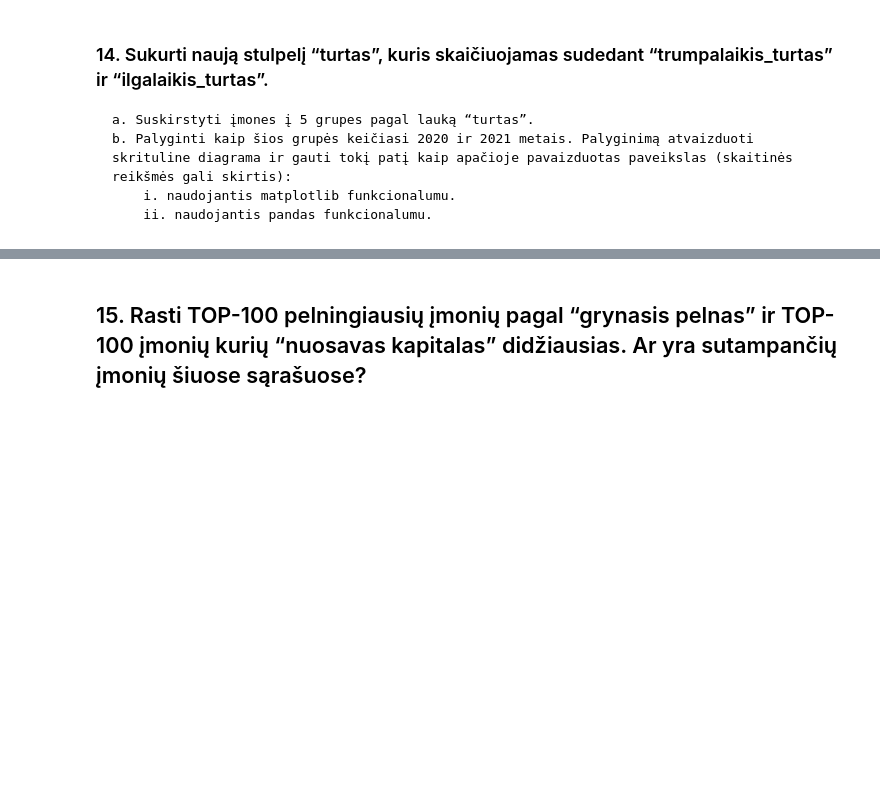
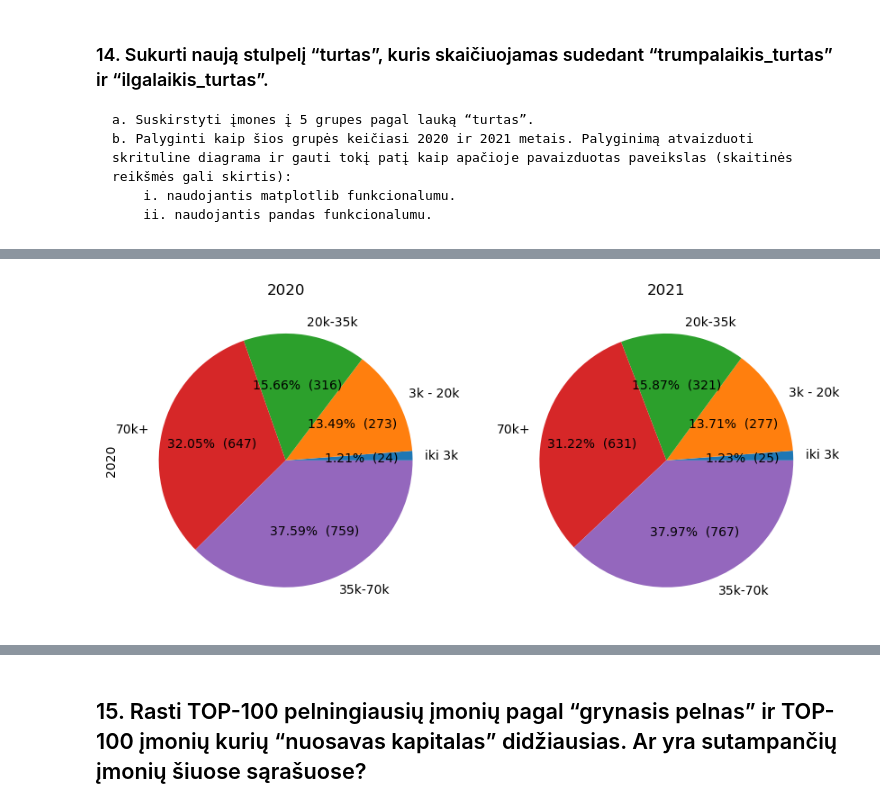
Before and after one commit to modsldn/eda_atsiskaitymas, a Jupyter notebook: mantas_pieza/mantas_pieza.ipynb, the cells around one changed output, grey strips where cells are left out. Drawn from its saved outputs; the diff is of its cells as text; code cells hidden in the pictures; blank space fills up the shorter version.

```diff
--- a/mantas_pieza/mantas_pieza.ipynb
+++ b/mantas_pieza/mantas_pieza.ipynb
@@ -209,6 +441,2 @@ uniq_balanso_ataskaita_2020["df_year"], uniq_balanso_ataskaita_2021["df_year"] =
 # %%
-balanso_ataskaita = (
-    pd.concat([uniq_balanso_ataskaita_2020, uniq_balanso_ataskaita_2021])
-    .reset_index()
-    .drop("index", axis=1)
-)
+balanso_ataskaita = pd.concat([uniq_balanso_ataskaita_2020 ,uniq_balanso_ataskaita_2021]).reset_index().drop('index',axis=1)
@@ -249,4 +501,2 @@ def get_mb_uab_s(series: pd.Series):
 # %%
-balanso_ataskaita["inf_type"] = balanso_ataskaita["obj_pav"].apply(
-    lambda x: get_mb_uab_s(x)
-)
+balanso_ataskaita['inf_type'] = balanso_ataskaita['obj_pav'].apply(lambda x: get_mb_uab_s(x))
@@ -613,6 +1117,4 @@ pelno_mb_uab_subset[
         i. naudojantis matplotlib funkcionalumu.
         ii. naudojantis pandas funkcionalumu.
 # %%
-balanso_ataskaita["turtas"] = (
-    balanso_ataskaita["ilgalaikis_turtas"] + balanso_ataskaita["trumpalaikis_turtas"]
-)
+balanso_ataskaita['turtas'] = balanso_ataskaita['ilgalaikis_turtas'] + balanso_ataskaita['trumpalaikis_turtas']
@@ -619,10 +1123,5 @@ balanso_ataskaita["turtas"] = (
 # %%
 # kadangi turime pasikartojančias įmones, surasiu unikalias įmonių turto vidurkio reikšmes `20 ir `21 metais
 
-plot_turtas = (
-    balanso_ataskaita.groupby(["obj_pav", "df_year"])
-    .mean()["turtas"]
-    .unstack()
-    .reset_index()
-)
+plot_turtas = balanso_ataskaita.groupby(['obj_pav','df_year']).mean()['turtas'].unstack().reset_index()
 plot_turtas
@@ -634,29 +1150,21 @@ plot_turtas['21_cut'] = pd.cut(plot_turtas[2021], bins, labels=category)
 # %%
-fig, (ax1, ax2) = plt.subplots(1, 2, figsize=(10, 8))
+fig, (ax1, ax2) = plt.subplots(1,2, figsize=(10,8))
 
 # is stack overflow:
 def make_autopct(values):
     def my_autopct(pct):
         total = sum(values)
-        val = int(round(pct * total / 100.0))
-        return "{p:.2f}%  ({v:d})".format(p=pct, v=val)
-
+        val = int(round(pct*total/100.0))
+        return '{p:.2f}%  ({v:d})'.format(p=pct,v=val)
     return my_autopct
 
 
-plt_20 = (
-    plot_turtas.groupby("20_cut")
-    .sum()[2020]
-    .sort_values()
-    .plot(kind="pie", autopct=make_autopct([2020]), title="2020", ax=ax1)
-)
+plt_20 = plot_turtas.groupby('20_cut').sum()[2020].sort_values().plot(kind='pie', autopct=make_autopct([2020]), title='2020', ax=ax1)
 
-plt_21 = (
-    plot_turtas.groupby("21_cut")
-    .sum()[2021]
-    .sort_values()
-    .plot(kind="pie", autopct=make_autopct([2021]), title="2021", ax=ax2)
-)
+plt_21 = plot_turtas.groupby('21_cut').sum()[2021].sort_values().plot(kind='pie', autopct=make_autopct([2021]), title='2021',ax=ax2)
 
 
-plt.ylabel("")
+
+plt.ylabel('');
+# %% [output]
+[figure, added]
```
Also changed, not shown: parts of 166 cells of this notebook.
